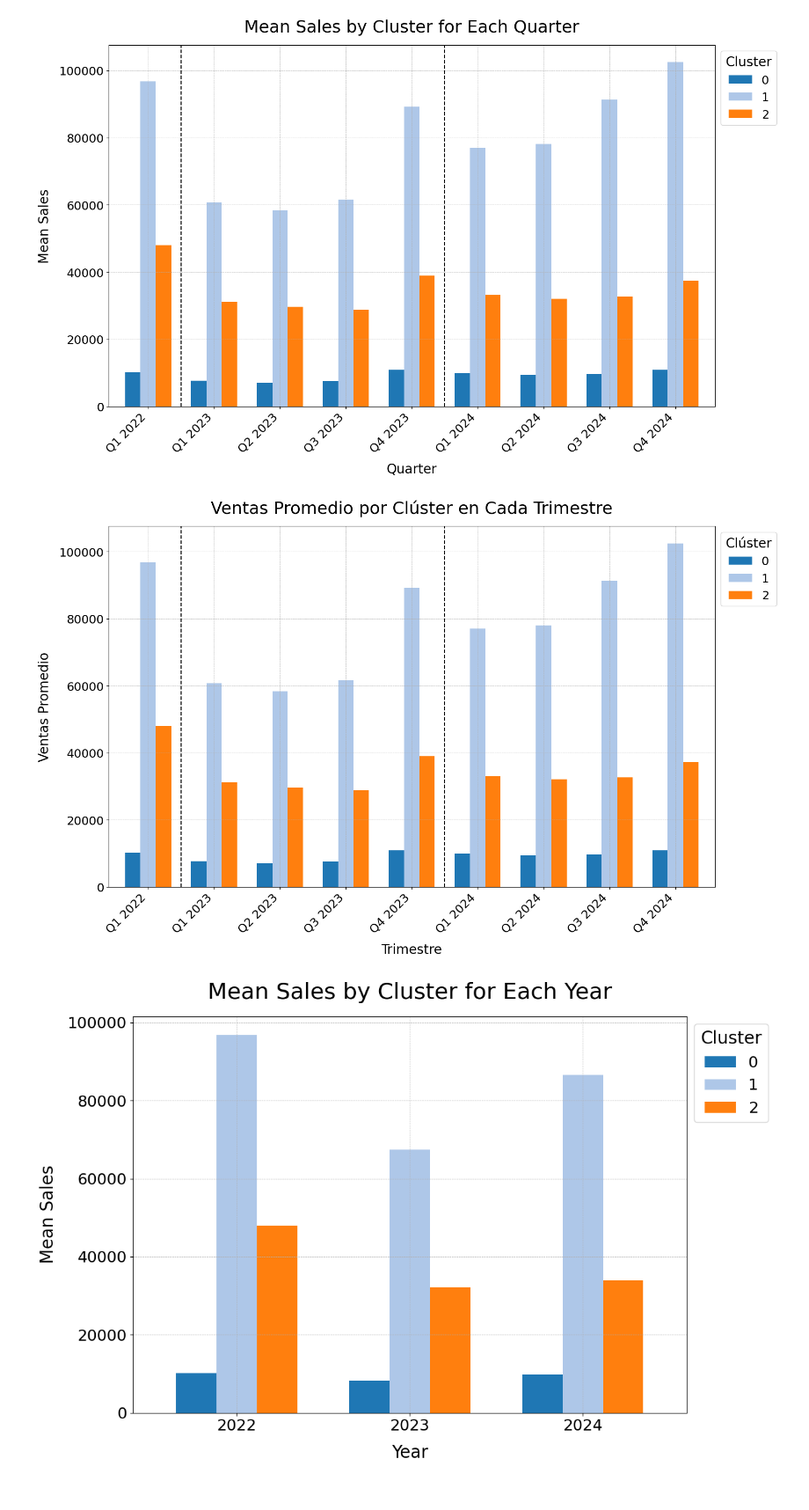
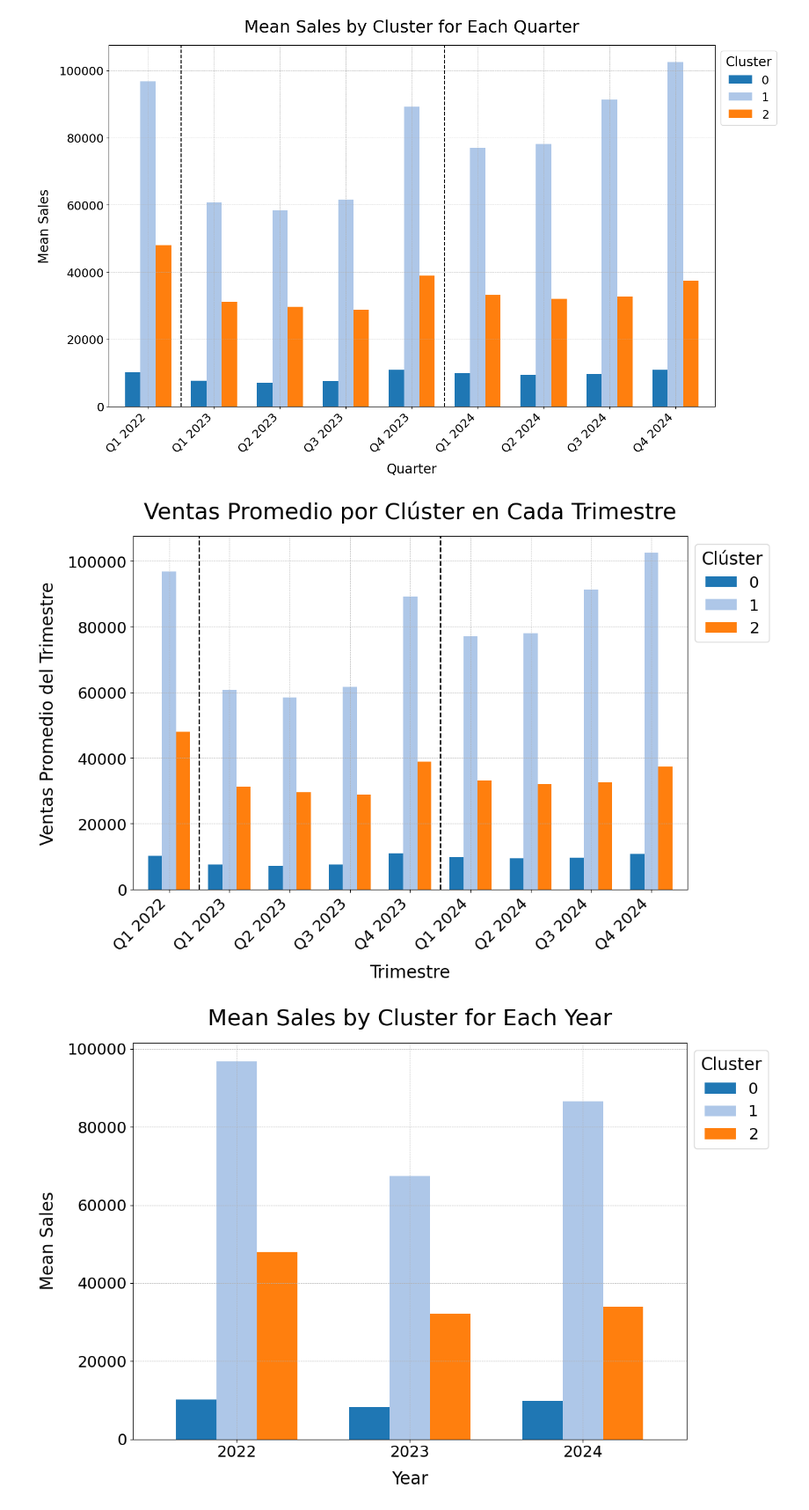
Before and after one commit to SantiagoRomanoOddone/MasterThesis, a Jupyter notebook: clustering/clustering_lab.ipynb, the cells around one changed output. Shown at 88% size. Saved outputs shown, nothing was run; the diff lists cells and outputs as text; code cells hidden in the pictures.

Commit message:
improving charts

```diff
--- a/clustering/clustering_lab.ipynb
+++ b/clustering/clustering_lab.ipynb
@@ -850,47 +850,48 @@ for anio, columnas in columnas_por_anio.items():
     datos_grafico = pd.concat([datos_grafico, promedios_anio], axis=1)
 
 datos_grafico = datos_grafico.T
-
 datos_grafico.index = [col.split('_')[1] + ' ' + col.split('_')[0] for col in datos_grafico.index]
 
 paleta_colores = sns.color_palette('tab20', n_colors=datos_grafico.shape[1])
-
 colores_clusters = {cluster: color for cluster, color in zip(cluster_means.index, paleta_colores)}
 
-fig, ax = plt.subplots(figsize=(16, 10))
+fig, ax = plt.subplots(figsize=(12, 8))  # <- mismo tamaño que el gráfico anual
 datos_grafico.plot(
     kind='bar',
     ax=ax,
     width=0.7,
     color=[colores_clusters[cluster] for cluster in cluster_means.index]
 )
 
+# Líneas divisorias entre años
 fin_2022 = len(columnas_por_anio['2022'])
 fin_2023 = fin_2022 + len(columnas_por_anio['2023'])
 plt.axvline(x=fin_2022 - 0.5, color='black', linestyle='--')
 plt.axvline(x=fin_2023 - 0.5, color='black', linestyle='--')
 
+# Ejes y título con mismo formato
 ax.set_xlabel('Trimestre', fontsize=20, labelpad=12)
-ax.set_ylabel('Ventas Promedio', fontsize=20, labelpad=12)
+ax.set_ylabel('Ventas Promedio del Trimestre', fontsize=20, labelpad=12)
 ax.set_title('Ventas Promedio por Clúster en Cada Trimestre', fontsize=26, pad=20)
 
 ax.set_xticklabels(datos_grafico.index, rotation=45, ha='right', fontsize=18)
 ax.tick_params(axis='y', labelsize=18)
 
-leyenda = ax.legend(
+# Leyenda igual que en el gráfico anual
+ax.legend(
     title='Clúster',
     title_fontsize=20,
     fontsize=18,
     loc='upper left',
     bbox_to_anchor=(1, 1)
 )
 
 ax.grid(True, which='both', linestyle='--', linewidth=0.5)
 
 plt.tight_layout()
 plt.show()
 # %% [output]
-[figure, old version]
+[figure, new version]
 # %%
 # Define the columns for the years
 columns_years = ['2022_year_mean_sales', '2023_year_mean_sales', '2024_year_mean_sales']
```
Also changed, not shown: parts of 1 cell of this notebook.
